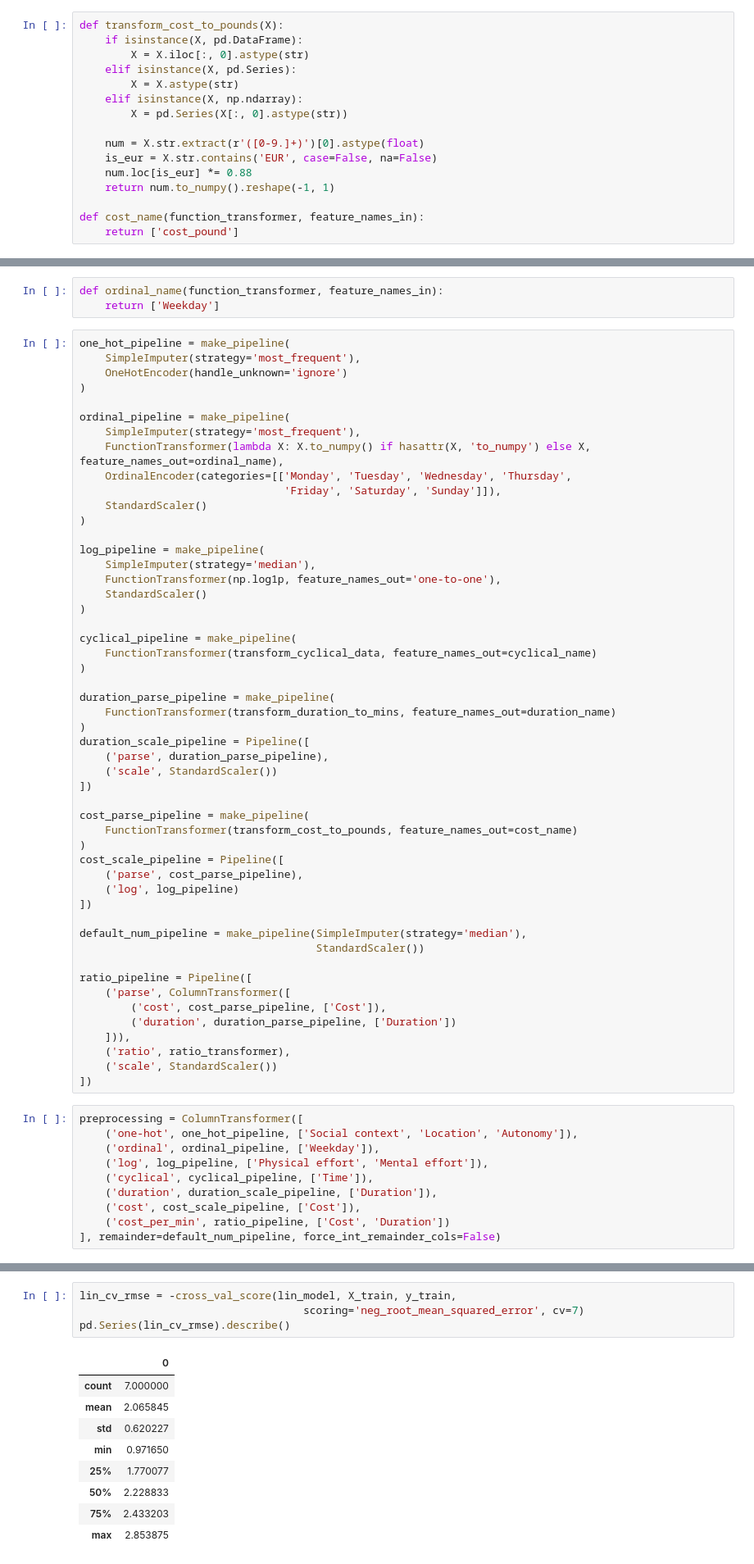
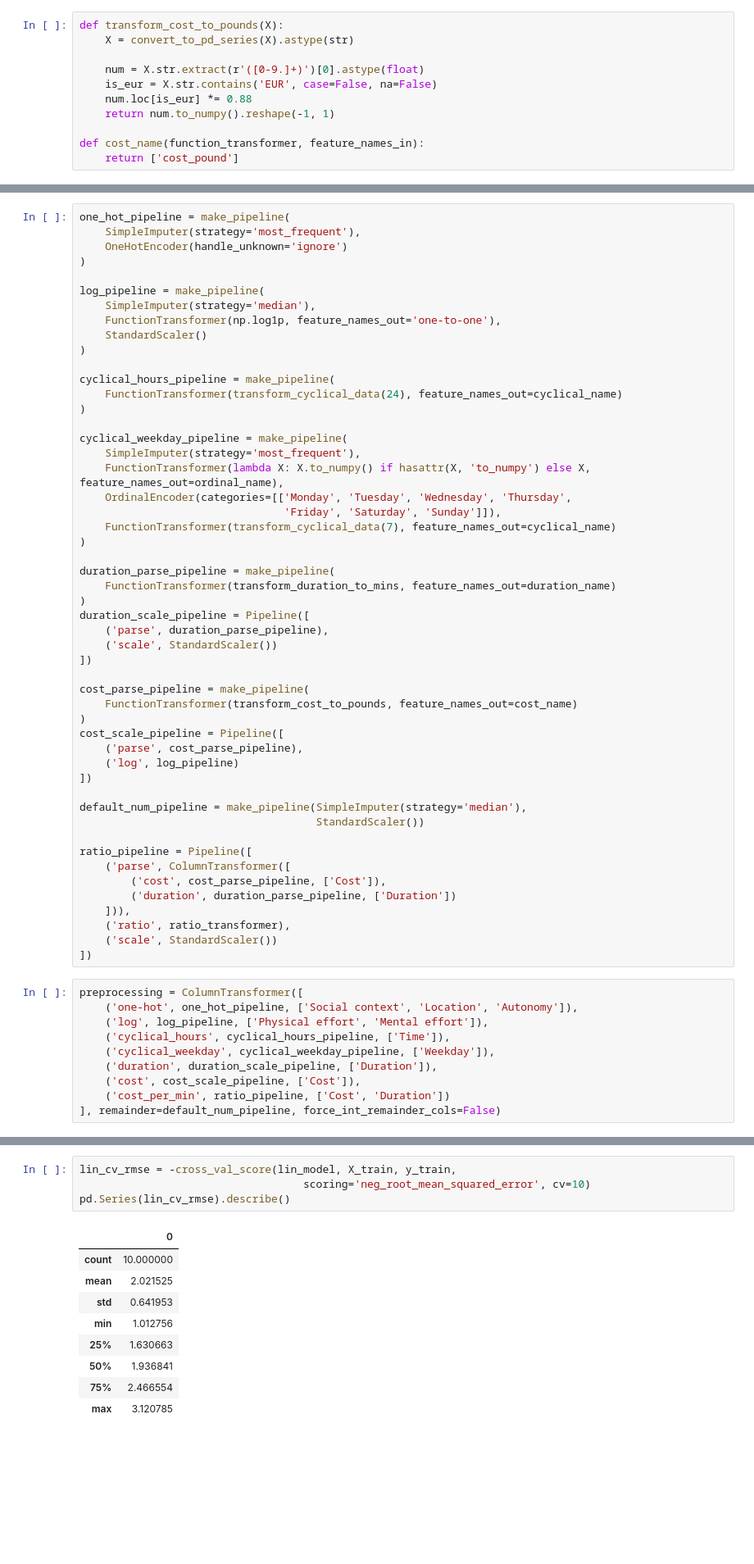
Before and after one commit to mikhail-mat/activity-satisfaction, a Jupyter notebook: model.ipynb, the cells around one changed output, grey strips where cells are left out. Shown at 82% size. Saved outputs shown, nothing was run; the diff lists cells and outputs as text; blank space fills up the shorter version.

Commit message:
Random forest and change from ordinal to cyclical encoding for weekday feature

```diff
--- a/model.ipynb
+++ b/model.ipynb
@@ -170,12 +172,7 @@ def duration_name(function_transformer, feature_names_in):
     return ['duration_min']
 # %%
 def transform_cost_to_pounds(X):
-    if isinstance(X, pd.DataFrame):
-        X = X.iloc[:, 0].astype(str)
-    elif isinstance(X, pd.Series):
-        X = X.astype(str)
-    elif isinstance(X, np.ndarray):
-        X = pd.Series(X[:, 0].astype(str))
+    X = convert_to_pd_series(X).astype(str)
 
     num = X.str.extract(r'([0-9.]+)')[0].astype(float)
     is_eur = X.str.contains('EUR', case=False, na=False)
@@ -198,21 +195,10 @@ def compute_ratio(X):
     return (x1 / x2_safe).reshape(-1, 1)
 
 ratio_transformer = make_pipeline(FunctionTransformer(compute_ratio, feature_names_out=ratio_name))
-# %%
-def ordinal_name(function_transformer, feature_names_in):
-    return ['Weekday']
 # %%
 one_hot_pipeline = make_pipeline(
     SimpleImputer(strategy='most_frequent'),
     OneHotEncoder(handle_unknown='ignore')
-)
-
-ordinal_pipeline = make_pipeline(
-    SimpleImputer(strategy='most_frequent'),
-    FunctionTransformer(lambda X: X.to_numpy() if hasattr(X, 'to_numpy') else X, feature_names_out=ordinal_name),
-    OrdinalEncoder(categories=[['Monday', 'Tuesday', 'Wednesday', 'Thursday',
-                                'Friday', 'Saturday', 'Sunday']]),
-    StandardScaler()
 )
 
 log_pipeline = make_pipeline(
@@ -221,8 +207,16 @@ log_pipeline = make_pipeline(
     StandardScaler()
 )
 
-cyclical_pipeline = make_pipeline(
-    FunctionTransformer(transform_cyclical_data, feature_names_out=cyclical_name)
+cyclical_hours_pipeline = make_pipeline(
+    FunctionTransformer(transform_cyclical_data(24), feature_names_out=cyclical_name)
+)
+
+cyclical_weekday_pipeline = make_pipeline(
+    SimpleImputer(strategy='most_frequent'),
+    FunctionTransformer(lambda X: X.to_numpy() if hasattr(X, 'to_numpy') else X, feature_names_out=ordinal_name),
+    OrdinalEncoder(categories=[['Monday', 'Tuesday', 'Wednesday', 'Thursday',
+                                'Friday', 'Saturday', 'Sunday']]),
+    FunctionTransformer(transform_cyclical_data(7), feature_names_out=cyclical_name)
 )
 
 duration_parse_pipeline = make_pipeline(
@@ -255,9 +249,9 @@ ratio_pipeline = Pipeline([
 # %%
 preprocessing = ColumnTransformer([
     ('one-hot', one_hot_pipeline, ['Social context', 'Location', 'Autonomy']),
-    ('ordinal', ordinal_pipeline, ['Weekday']),
     ('log', log_pipeline, ['Physical effort', 'Mental effort']),
-    ('cyclical', cyclical_pipeline, ['Time']),
+    ('cyclical_hours', cyclical_hours_pipeline, ['Time']),
+    ('cyclical_weekday', cyclical_weekday_pipeline, ['Weekday']),
     ('duration', duration_scale_pipeline, ['Duration']),
     ('cost', cost_scale_pipeline, ['Cost']),
     ('cost_per_min', ratio_pipeline, ['Cost', 'Duration'])
@@ -300,17 +291,17 @@ root_mean_squared_error(y_train, lin_preds)
 # %%
 lin_cv_rmse = -cross_val_score(lin_model, X_train, y_train,
-                                   scoring='neg_root_mean_squared_error', cv=7)
+                                   scoring='neg_root_mean_squared_error', cv=10)
 pd.Series(lin_cv_rmse).describe()
 # %% [output]
 |  | 0 |
-| count | 7.000000 |
-| mean | 2.065845 |
-| std | 0.620227 |
-| min | 0.971650 |
-| 25% | 1.770077 |
-| 50% | 2.228833 |
-| 75% | 2.433203 |
-| max | 2.853875 |
+| count | 10.000000 |
+| mean | 2.021525 |
+| std | 0.641953 |
+| min | 1.012756 |
+| 25% | 1.630663 |
+| 50% | 1.936841 |
+| 75% | 2.466554 |
+| max | 3.120785 |
 dtype: float64
 # %% [markdown]
 ### Regularised linear regression – Lasso (L1) and Ridge (L2)
```
Also changed, not shown: parts of 28 cells of this notebook.
